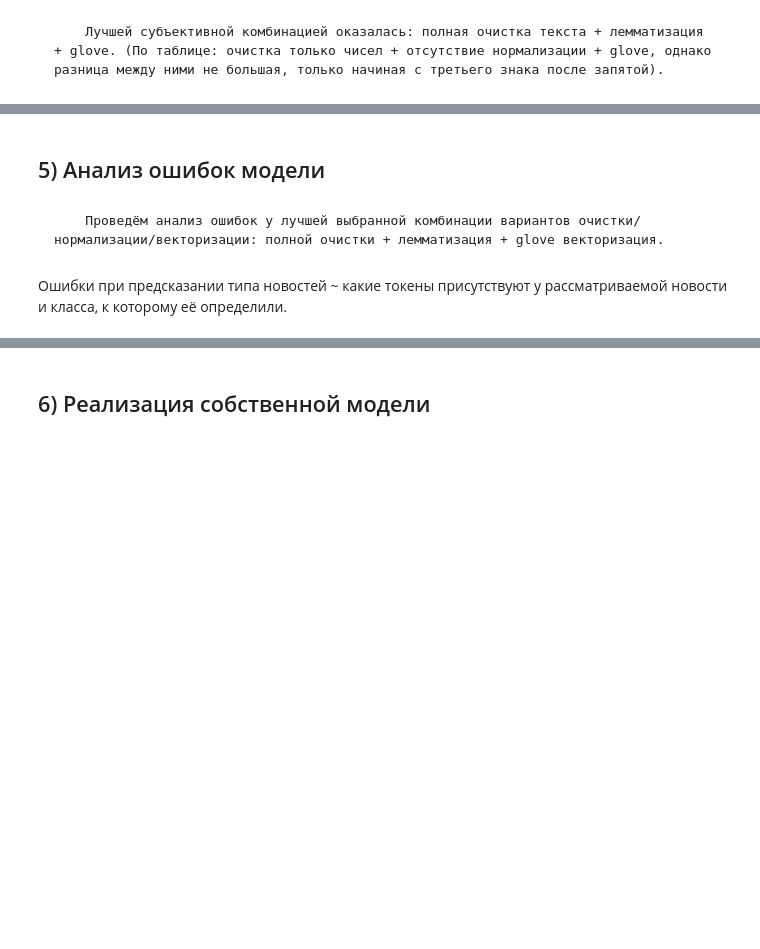
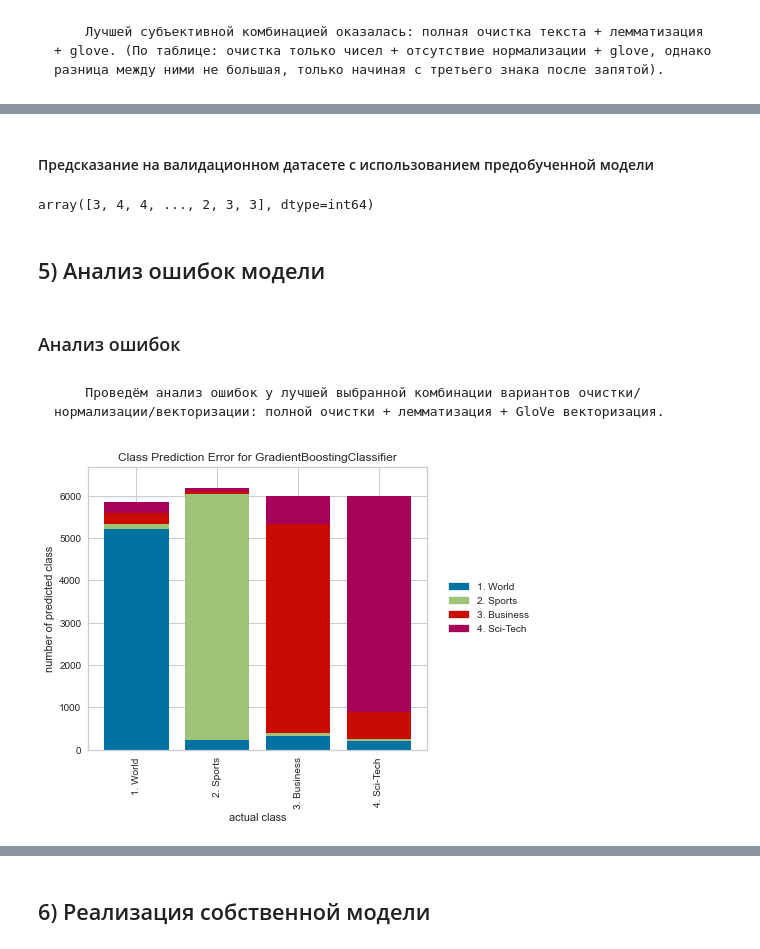
Before and after one commit to DenisKabanov/machine_learning, a Jupyter notebook: lab2/task2.ipynb, the cells around one changed output, grey strips where cells are left out. Cells and saved outputs as stored; diff of their text form; code cells hidden in the pictures; blank space fills up the shorter version.

```diff
--- a/lab2/task2.ipynb
+++ b/lab2/task2.ipynb
@@ -849,0 +853,2 @@ for var3 in vectorization_vars: # идём по вариантам нормал
+# %% [markdown]
+#### Предсказание на валидационном датасете с использованием предобученной модели
@@ -849,0 +861,5 @@ for var3 in vectorization_vars: # идём по вариантам нормал
+# %%
+pred = model.predict(vectors) # предсказание на валидационном датасете
+pred
+# %% [output]
+array([3, 4, 4, ..., 2, 3, 3], dtype=int64)
@@ -850,6 +875,6 @@ for var3 in vectorization_vars: # идём по вариантам нормал
 # %% [markdown]
 ## 5) Анализ ошибок модели
+# %% [markdown]
+### Анализ ошибок
 # %% [markdown]
-        Проведём анализ ошибок у лучшей выбранной комбинации вариантов очистки/нормализации/векторизации: полной очистки + лемматизация + glove векторизация.
+        Проведём анализ ошибок у лучшей выбранной комбинации вариантов очистки/нормализации/векторизации: полной очистки + лемматизация + GloVe векторизация.
-# %% [markdown]
-Ошибки при предсказании типа новостей ~ какие токены присутствуют у рассматриваемой новости и класса, к которому её определили.
@@ -856,2 +894,14 @@ for var3 in vectorization_vars: # идём по вариантам нормал
+# %%
+# вывод Class Prediction Error
+visualizer = ClassPredictionError(estimator=model, encoder={1:"1. World", 2:"2. Sports", 3:"3. Business", 4:"4. Sci-Tech"}, is_fitted=True)
+# estimator - модель
+# encoder - mapping предсказанных классов в human-readable формат
+# is_fitted - флаг, что модель уже обучена
+
+visualizer.score(vectors, Y_test) # предсказание модели от входа vectors и сравнение с ожидаемыми классами Y_test
+visualizer.show() # вывод графика
+plt.show() # чтобы убрать оповещение о subplot
+# %% [output]
+[figure, added]
 # %%
 # вывод Confusion Matrix, отражающей качество предсказаний
```
Also changed, not shown: parts of 75 cells of this notebook, 10 other files.
